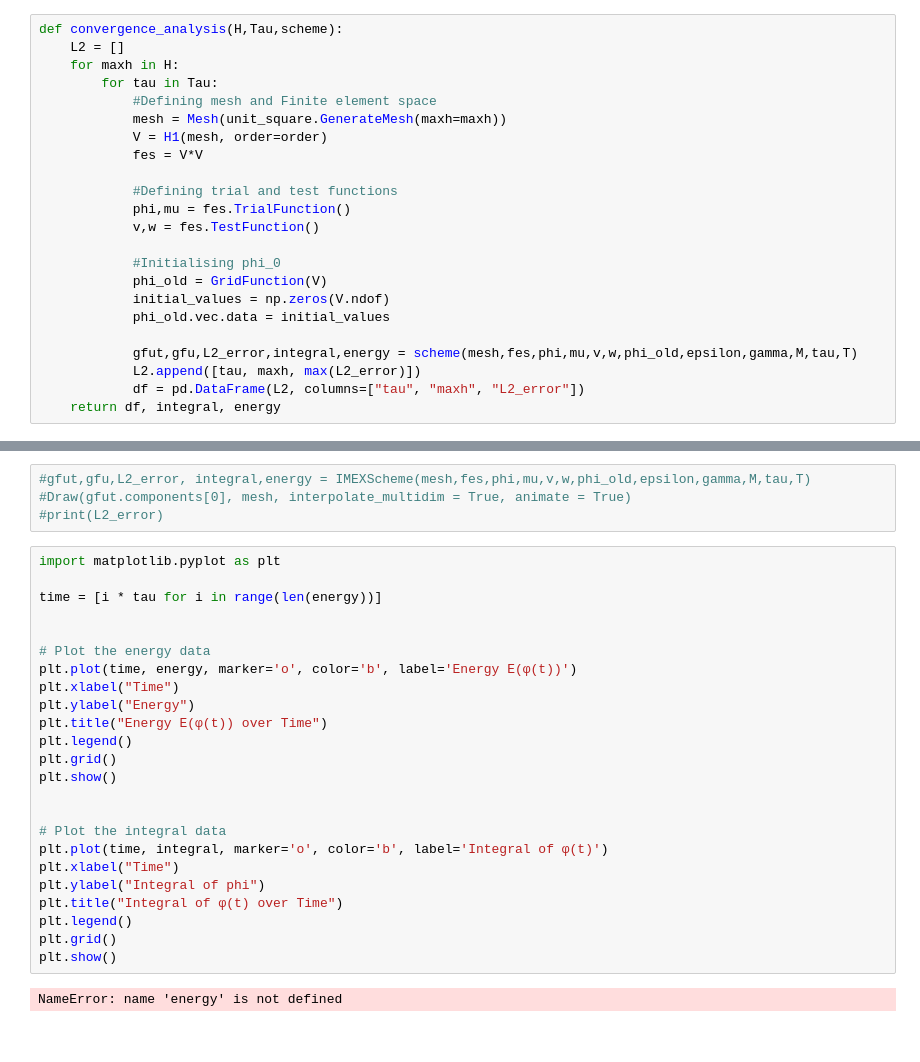
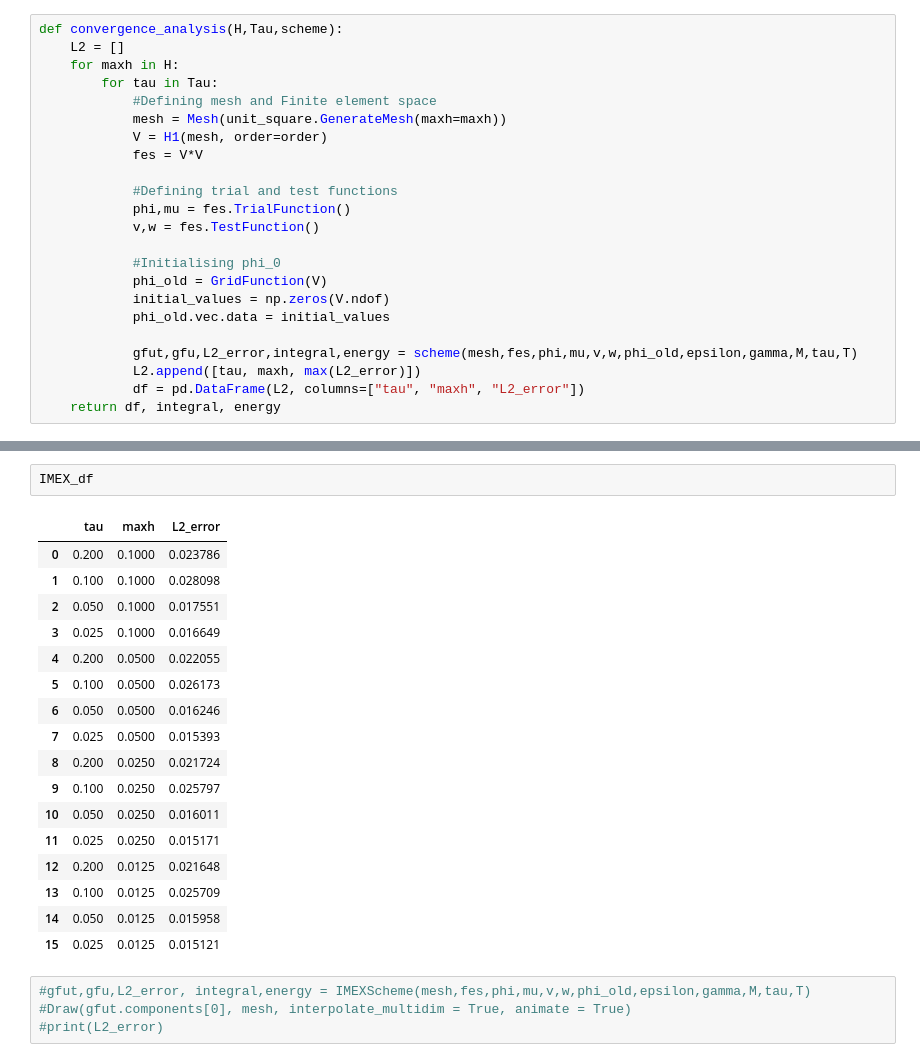
Before and after one commit to sannejamila/FEM_Project2, a Jupyter notebook: IMEX.ipynb, the cells around one changed output, grey strips where cells are left out. Drawn from its saved outputs; the diff is of its cells as text.

```diff
--- a/IMEX.ipynb
+++ b/IMEX.ipynb
@@ -150,30 +150,24 @@ plt.show()
+# %%
+IMEX_df
+# %% [output]
+|  | tau | maxh | L2_error |
+| 0 | 0.200 | 0.1000 | 0.023786 |
+| 1 | 0.100 | 0.1000 | 0.028098 |
+| 2 | 0.050 | 0.1000 | 0.017551 |
+| 3 | 0.025 | 0.1000 | 0.016649 |
+| 4 | 0.200 | 0.0500 | 0.022055 |
+| 5 | 0.100 | 0.0500 | 0.026173 |
+| 6 | 0.050 | 0.0500 | 0.016246 |
+| 7 | 0.025 | 0.0500 | 0.015393 |
+| 8 | 0.200 | 0.0250 | 0.021724 |
+| 9 | 0.100 | 0.0250 | 0.025797 |
+| 10 | 0.050 | 0.0250 | 0.016011 |
+| 11 | 0.025 | 0.0250 | 0.015171 |
+| 12 | 0.200 | 0.0125 | 0.021648 |
+| 13 | 0.100 | 0.0125 | 0.025709 |
+| 14 | 0.050 | 0.0125 | 0.015958 |
+| 15 | 0.025 | 0.0125 | 0.015121 |
 # %%
 #gfut,gfu,L2_error, integral,energy = IMEXScheme(mesh,fes,phi,mu,v,w,phi_old,epsilon,gamma,M,tau,T)
 #Draw(gfut.components[0], mesh, interpolate_multidim = True, animate = True)
 #print(L2_error)
-# %%
-import matplotlib.pyplot as plt
-
-time = [i * tau for i in range(len(energy))]
-
-
-# Plot the energy data
-plt.plot(time, energy, marker='o', color='b', label='Energy E(φ(t))')
-plt.xlabel("Time")
-plt.ylabel("Energy")
-plt.title("Energy E(φ(t)) over Time")
-plt.legend()
-plt.grid()
-plt.show()
-
-
-# Plot the integral data
-plt.plot(time, integral, marker='o', color='b', label='Integral of φ(t)')
-plt.xlabel("Time")
-plt.ylabel("Integral of phi")
-plt.title("Integral of φ(t) over Time")
-plt.legend()
-plt.grid()
-plt.show()
-# %% [output]
-NameError: name 'energy' is not defined
```
Also changed, not shown: parts of 2 cells of this notebook, 2 other files.
